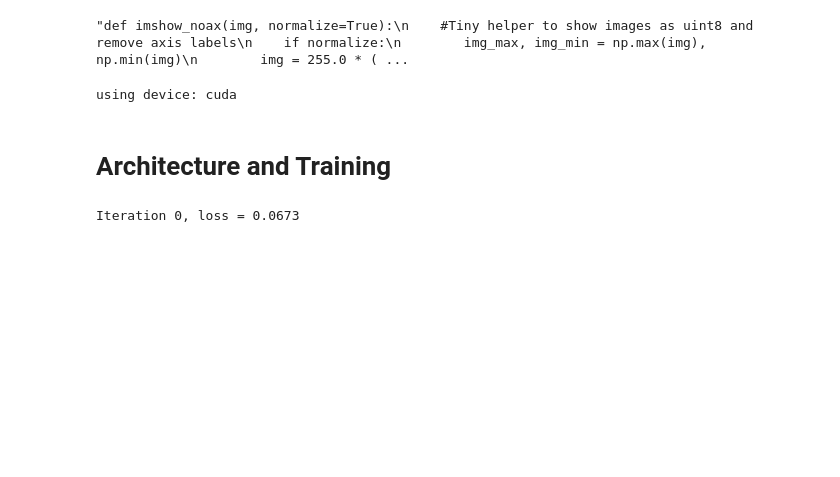
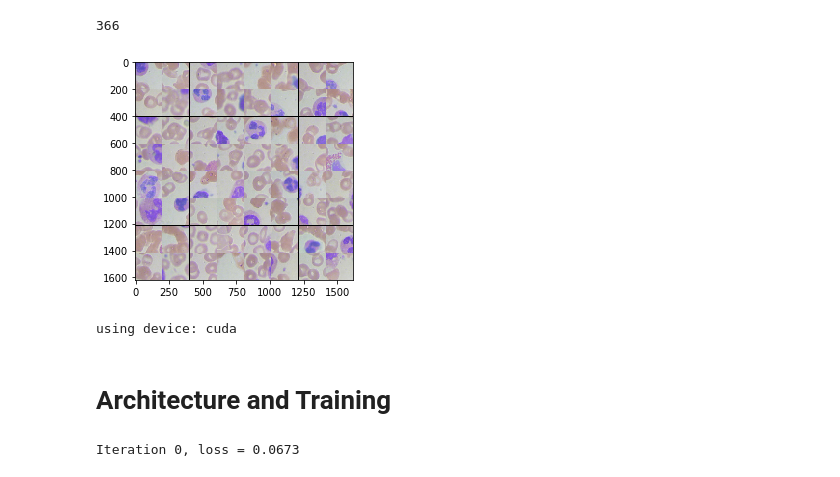
Before and after one commit to omatus30/FinalProj, a Jupyter notebook: NewBloodCell.ipynb, the cells around one changed output. Drawn from its saved outputs; the diff is of its cells as text; code cells hidden in the pictures; blank space fills up the shorter version.

```diff
--- a/NewBloodCell.ipynb
+++ b/NewBloodCell.ipynb
@@ -128,27 +28,46 @@ print(len(trainset))
+# %%
+trainset = BloodCellLoader(
+    root='blood_cells_data/dataset-master/JPEGImages',
+    preload=False, transform=transforms.ToTensor(),
+)
+# Use the torch dataloader to iterate through the dataset
+trainset_loader = DataLoader(trainset, batch_size=64, shuffle=True, num_workers=24)
+
+# load the testset
+# testset = Data_SET(
+#     root='chest_xray_code/data/xrays',
+#     preload=True, transform=transforms.ToTensor(),
+# )
+#testset = trainset
+# Use the torch dataloader to iterate through the dataset
+#testset_loader = DataLoader(testset, batch_size=1000, shuffle=False, num_workers=1)
+
+print(len(trainset))
+# %% [output]
+366
 # %%
-"""def imshow_noax(img, normalize=True):
+def imshow_noax(img, normalize=True):
     #Tiny helper to show images as uint8 and remove axis labels
     if normalize:
         img_max, img_min = np.max(img), np.min(img)
         img = 255.0 * (img - img_min) / (img_max - img_min)
     plt.imshow(img)
     plt.gca().axis('off')
 
     # functions to show an image
 def imshow(img):
     npimg = img.numpy()
     plt.imshow(np.transpose(npimg, (1, 2, 0)))
 
 # get some random training images
 dataiter = iter(trainset_loader)
 images = dataiter.next()
 
 
 # show images
 imshow(torchvision.utils.make_grid(images))
-"""
 # %% [output]
-"def imshow_noax(img, normalize=True):\n    #Tiny helper to show images as uint8 and remove axis labels\n    if normalize:\n        img_max, img_min = np.max(img), np.min(img)\n        img = 255.0 * ( ...
+[figure, added]
 # %%
 NUM_TRAIN = 100
 
```
Also changed, not shown: parts of 2 cells of this notebook, 9 other files.
